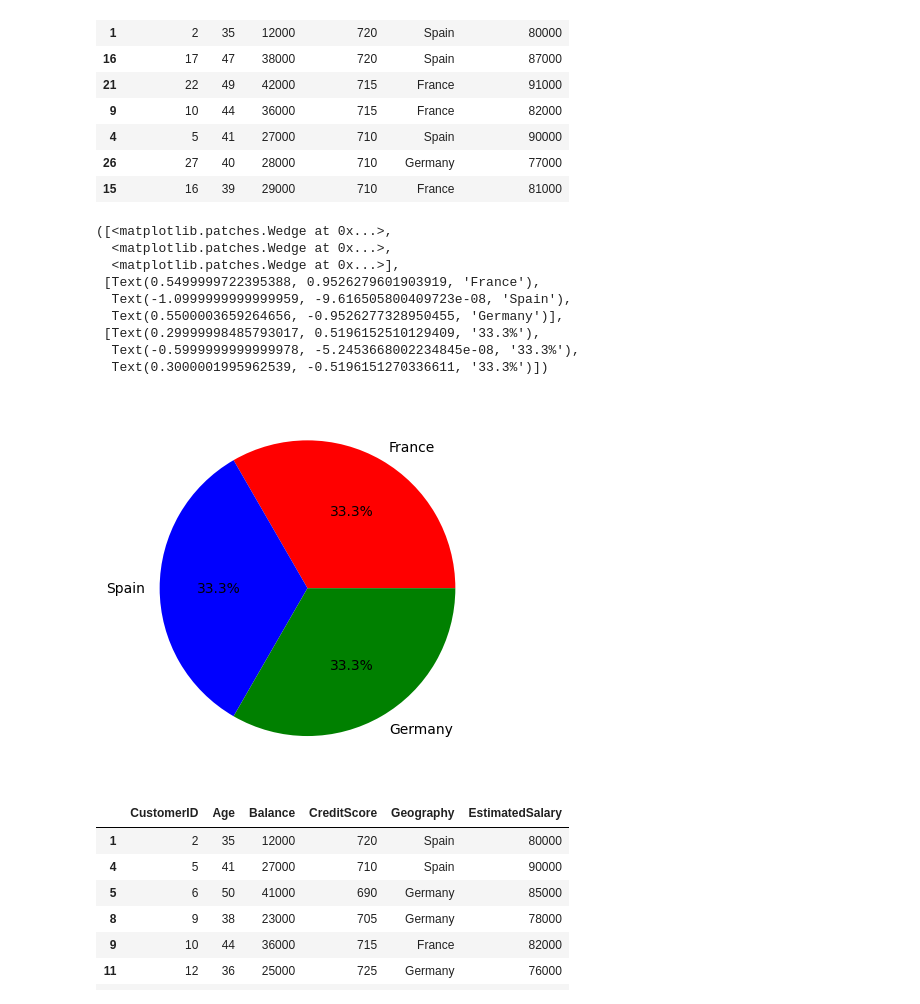
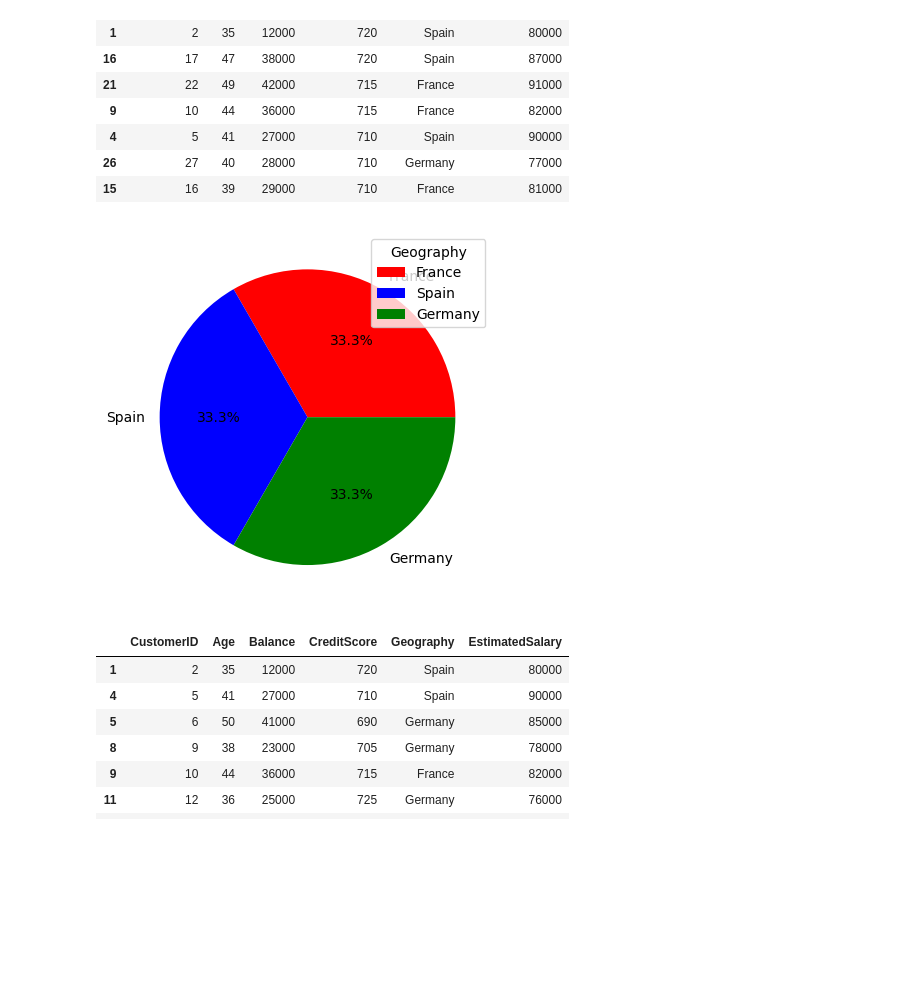
Before and after one commit to Mitan11/Python, a Jupyter notebook: Matplotlib_uni/practicset.ipynb, the cells around one changed output. Saved outputs shown, nothing was run; the diff lists cells and outputs as text; code cells hidden in the pictures; blank space fills up the shorter version.

```diff
--- a/Matplotlib_uni/practicset.ipynb
+++ b/Matplotlib_uni/practicset.ipynb
@@ -78,18 +78,11 @@ df_sorted.head(15)
 # %%
 # 6. Draw a pie chart using data of geography and set customised colors in it.
 geography_counts = df['Geography'].value_counts()
 plt.pie(geography_counts , labels=geography_counts.index , colors=['red', 'blue', 'green'] , autopct='%1.1f%%')
+plt.legend(title='Geography')
+plt.show()
 # %% [output]
-([<matplotlib.patches.Wedge at 0x...>,
-  <matplotlib.patches.Wedge at 0x...>,
-  <matplotlib.patches.Wedge at 0x...>],
- [Text(0.5499999722395388, 0.9526279601903919, 'France'),
-  Text(-1.0999999999999959, -9.616505800409723e-08, 'Spain'),
-  Text(0.5500003659264656, -0.9526277328950455, 'Germany')],
- [Text(0.29999998485793017, 0.5196152510129409, '33.3%'),
-  Text(-0.5999999999999978, -5.2453668002234845e-08, '33.3%'),
-  Text(0.3000001995962539, -0.5196151270336611, '33.3%')])
-[figure, old version]
+[figure, new version]
 # %%
 # 7. Find the customer with EstimatedSalary>75000.
 df_customers = df[df['EstimatedSalary'] > 75000]
```
Also changed, not shown: parts of 4 cells of this notebook, 27 other files.
